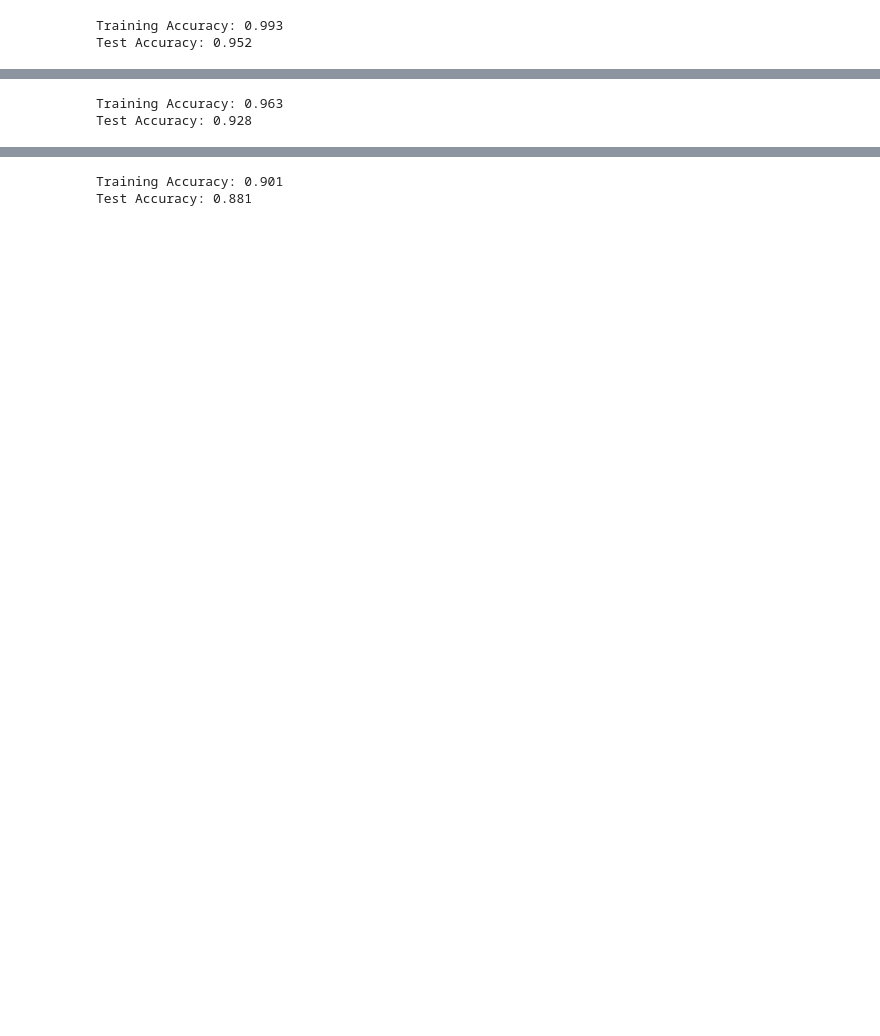
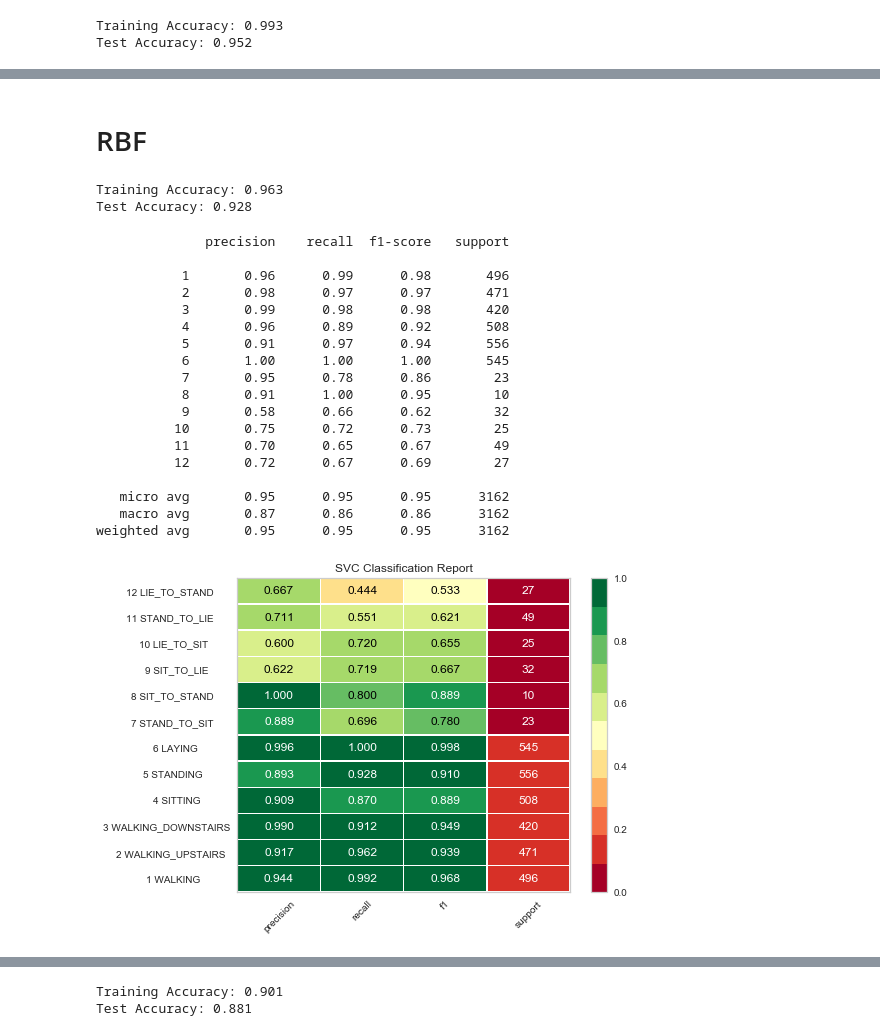
Before and after one commit to ykarki1/smart-move, a Jupyter notebook: SVM.ipynb, the cells around one changed output, grey strips where cells are left out. Cells and saved outputs as stored; diff of their text form; code cells hidden in the pictures; blank space fills up the shorter version.

```diff
--- a/SVM.ipynb
+++ b/SVM.ipynb
@@ -100,2 +146,4 @@ Test Accuracy: 0.952
+# %% [markdown]
+# RBF
 # %%
 # Fit to the training data and validate with the test data
@@ -108,3 +156,35 @@ print('Test Accuracy: %.3f' % svc_rbf.score(X_test, y_test))
 # %% [output]
 Training Accuracy: 0.963
 Test Accuracy: 0.928
+# %%
+# Calculate classification report
+print(classification_report(y_test, predictions))
+
+from yellowbrick.classifier import ClassificationReport
+classes = y_labels[0]
+visualizer = ClassificationReport(svc_rbf, support=True, classes=classes, cmap="RdYlGn")
+visualizer.fit(X_train, y_train.values.ravel())
+visualizer.score(X_test, y_test)
+visualizer.poof()
+f1 = f1_score(y_test, predictions, average='micro')
+scores.update({'SVM RBF': f1})
+# %% [output]
+              precision    recall  f1-score   support
+
+           1       0.96      0.99      0.98       496
+           2       0.98      0.97      0.97       471
+           3       0.99      0.98      0.98       420
+           4       0.96      0.89      0.92       508
+           5       0.91      0.97      0.94       556
+           6       1.00      1.00      1.00       545
+           7       0.95      0.78      0.86        23
+           8       0.91      1.00      0.95        10
+           9       0.58      0.66      0.62        32
+          10       0.75      0.72      0.73        25
+          11       0.70      0.65      0.67        49
+          12       0.72      0.67      0.69        27
+
+   micro avg       0.95      0.95      0.95      3162
+   macro avg       0.87      0.86      0.86      3162
+weighted avg       0.95      0.95      0.95      3162
+[figure, added]
```
Also changed, not shown: parts of 21 cells of this notebook.
